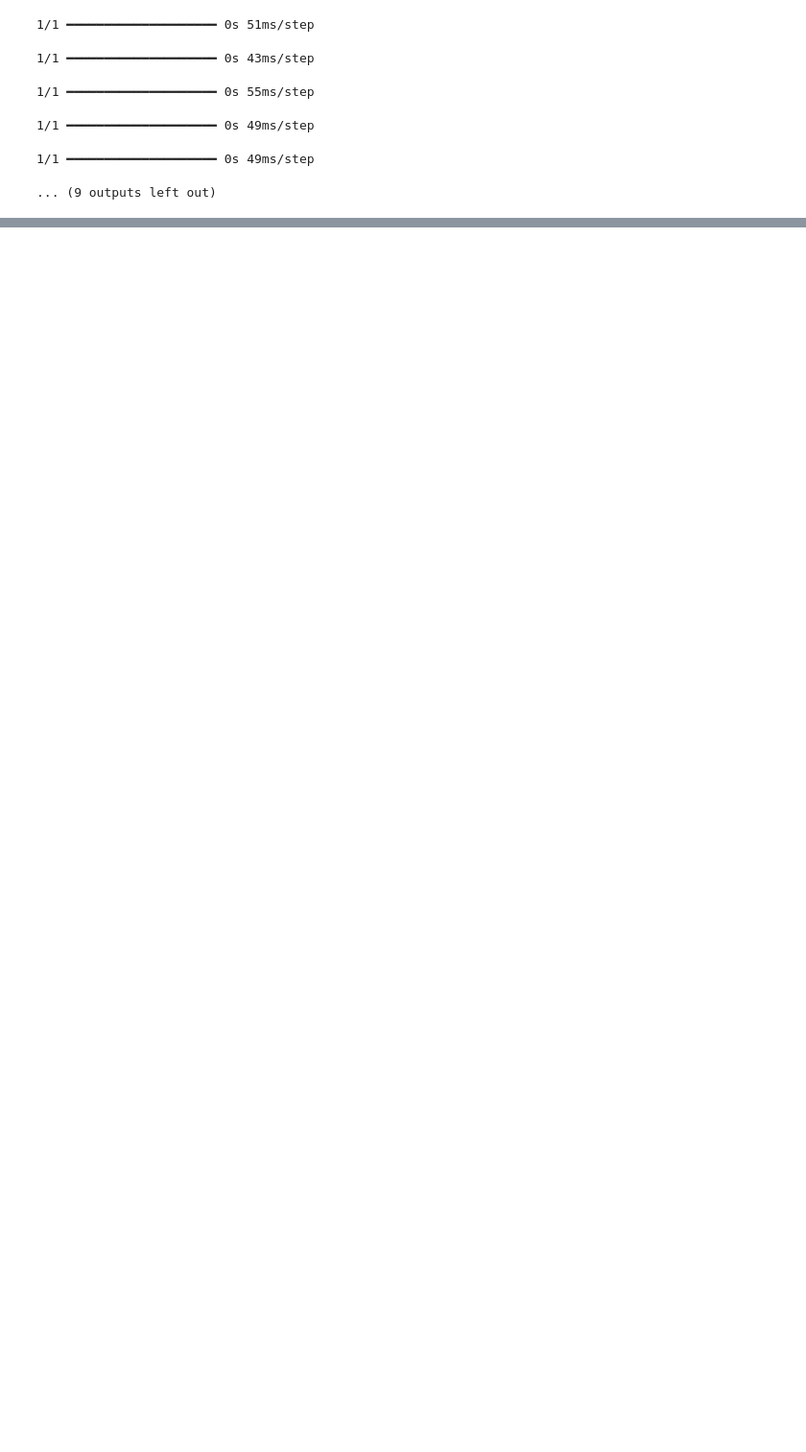
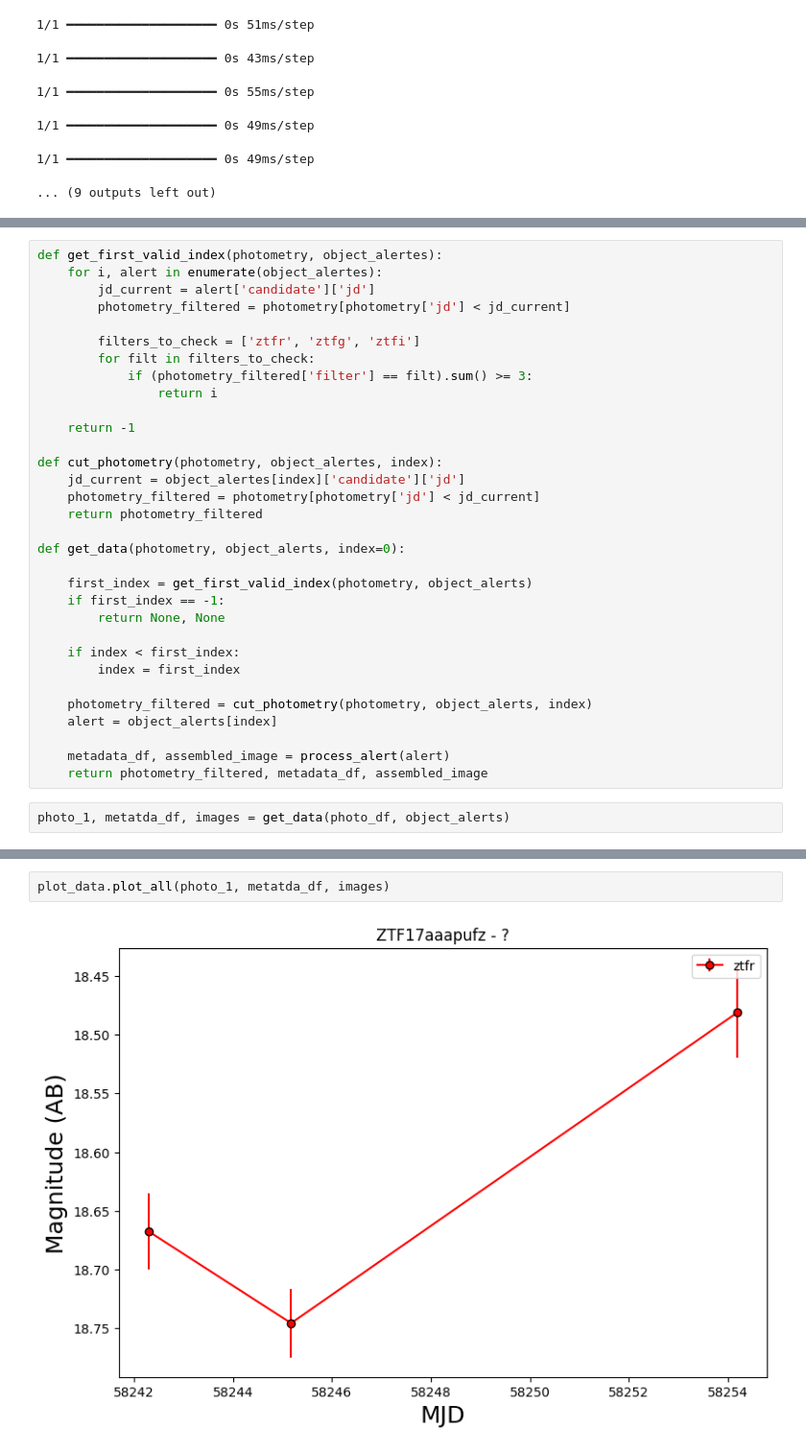
Before and after one commit to theobonzi/ML_skyportal, a Jupyter notebook: run.ipynb, the cells around one changed output, grey strips where cells are left out. Shown at 96% size. Saved outputs shown, nothing was run; the diff lists cells and outputs as text; blank space fills up the shorter version.

```diff
--- a/run.ipynb
+++ b/run.ipynb
@@ -384,0 +687,34 @@ for result in analysis_results:
+# %%
+def get_first_valid_index(photometry, object_alertes):
+    for i, alert in enumerate(object_alertes):
+        jd_current = alert['candidate']['jd']
+        photometry_filtered = photometry[photometry['jd'] < jd_current]
+
+        filters_to_check = ['ztfr', 'ztfg', 'ztfi']
+        for filt in filters_to_check:
+            if (photometry_filtered['filter'] == filt).sum() >= 3:
+                return i
+
+    return -1
+
+def cut_photometry(photometry, object_alertes, index):
+    jd_current = object_alertes[index]['candidate']['jd']
+    photometry_filtered = photometry[photometry['jd'] < jd_current]
+    return photometry_filtered
+
+def get_data(photometry, object_alerts, index=0):
+
+    first_index = get_first_valid_index(photometry, object_alerts)
+    if first_index == -1:
+        return None, None
+
+    if index < first_index:
+        index = first_index
+
+    photometry_filtered = cut_photometry(photometry, object_alerts, index)
+    alert = object_alerts[index]
+
+    metadata_df, assembled_image = process_alert(alert)
+    return photometry_filtered, metadata_df, assembled_image
+# %%
+photo_1, metatda_df, images = get_data(photo_df, object_alerts)
@@ -384,0 +723,4 @@ for result in analysis_results:
+# %%
+plot_data.plot_all(photo_1, metatda_df, images)
+# %% [output]
+[figure, added]
```
Also changed, not shown: parts of 14 cells of this notebook, 3 other files.
